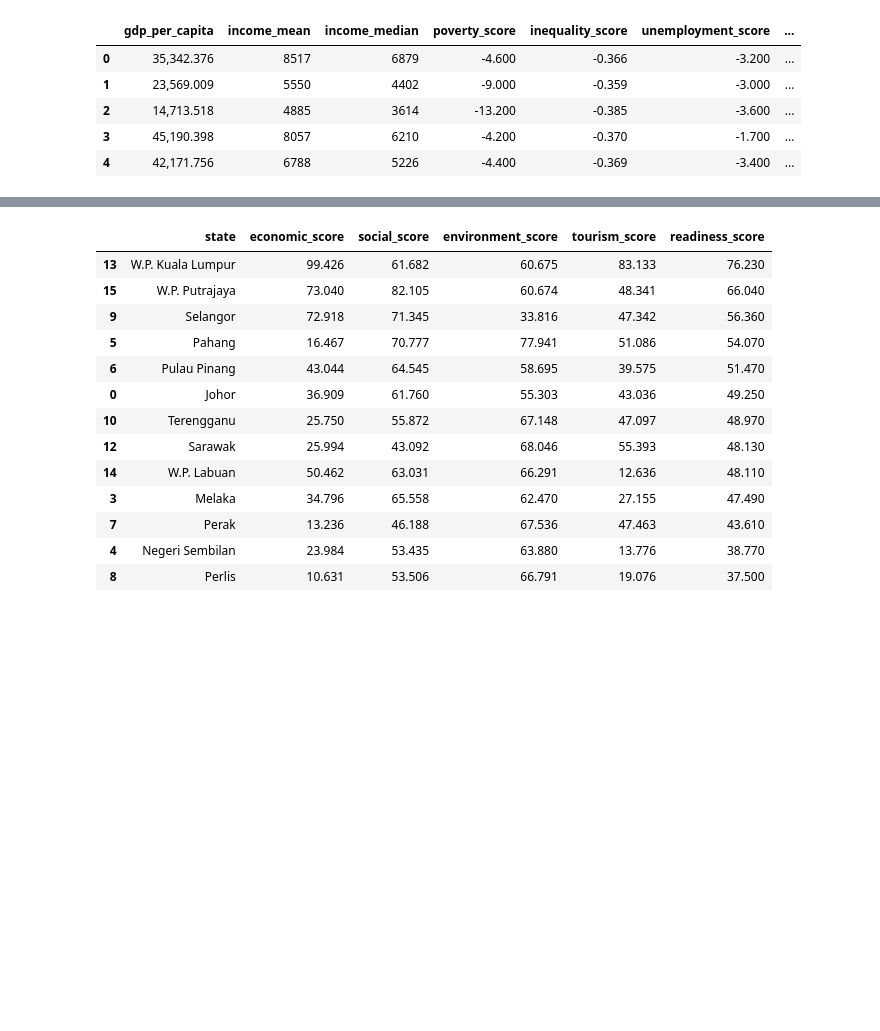
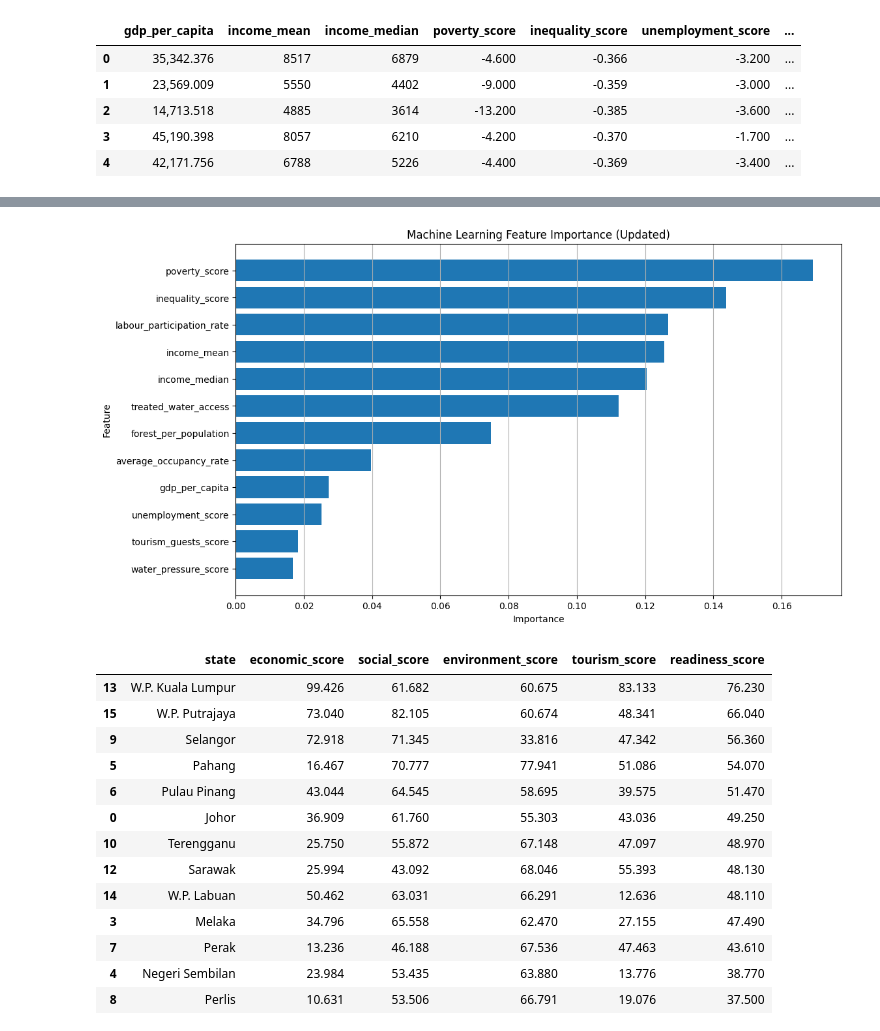
Before and after one commit to a212819-ukm/sustainable-tourism-readiness-in-malaysia, a Jupyter notebook: DATAVERSE_Datathon2026_Colab.ipynb, the cells around one changed output, grey strips where cells are left out. Drawn from its saved outputs; the diff is of its cells as text; code cells hidden in the pictures; blank space fills up the shorter version.

Commit message:
Recompute clusters and classifier with tourism score

```diff
--- a/DATAVERSE_Datathon2026_Colab.ipynb
+++ b/DATAVERSE_Datathon2026_Colab.ipynb
@@ -1584,8 +1584,8 @@ ml_features = [
     "average_occupancy_rate"
 ]
 
-# At this point, all these features should be present in master due to prior processing.
-# Therefore, the filtering step is no longer necessary.
+# Filter ml_features to only include columns actually present in master
+ml_features = [f for f in ml_features if f in master.columns]
 
 X = master[
     ml_features
@@ -2841,0 +2931,77 @@ display(X.head())
+# %%
+rf_features = ml_features
+
+X_rf = master[
+    rf_features
+]
+
+y_rf = master[
+    "cluster"
+]
+
+rf = RandomForestClassifier(
+    n_estimators=500,
+    random_state=42,
+    class_weight="balanced"
+)
+
+rf.fit(
+    X_rf,
+    y_rf
+)
+
+print(
+    "Random Forest retrained with updated features."
+)
+
+importance = pd.DataFrame({
+
+    "feature":
+    rf_features,
+
+    "importance":
+    rf.feature_importances_
+
+})
+
+importance = (
+    importance
+    .sort_values(
+        "importance",
+        ascending=False
+    )
+)
+
+display(
+    importance
+)
+
+plt.figure(
+    figsize=(12, 7)
+)
+
+plt.barh(
+    importance["feature"],
+    importance["importance"]
+)
+
+plt.xlabel(
+    "Importance"
+)
+
+plt.ylabel(
+    "Feature"
+)
+
+plt.title(
+    "Machine Learning Feature Importance (Updated)"
+)
+
+plt.gca().invert_yaxis()
+
+plt.grid(
+    axis="x"
+)
+
+plt.show()
+# %% [output]
@@ -2842,3 +3022,4 @@ display(X.head())
+[figure, added]
 # %%
 master["tourism_guests_score"] = pd.to_numeric(master["tourism_guests_score"].astype(str).str.replace(',', ''), errors='coerce').fillna(0)
 master["average_occupancy_rate"] = pd.to_numeric(master["average_occupancy_rate"].astype(str).str.replace(',', ''), errors='coerce').fillna(0)
```
Also changed, not shown: parts of 7 cells of this notebook.
